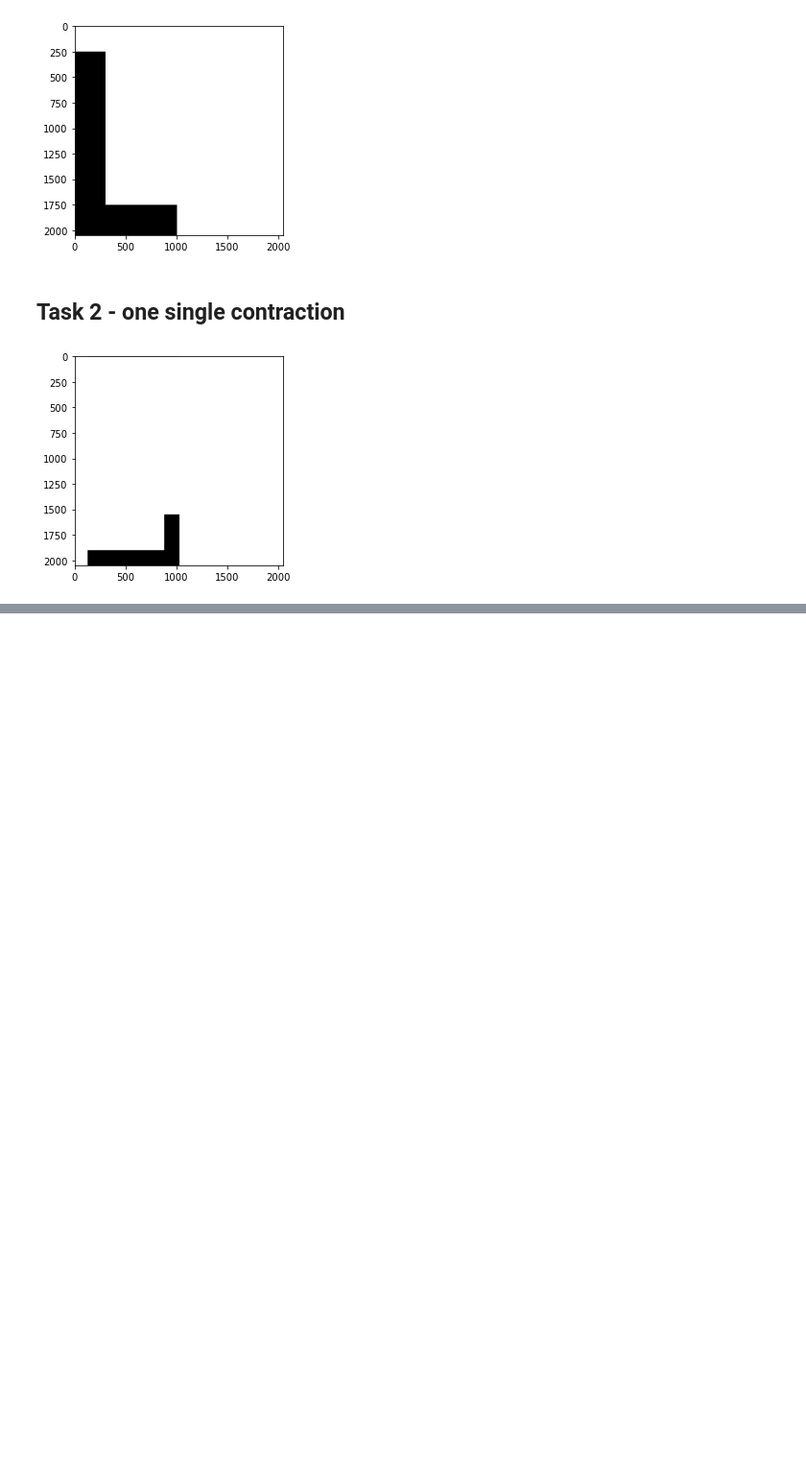
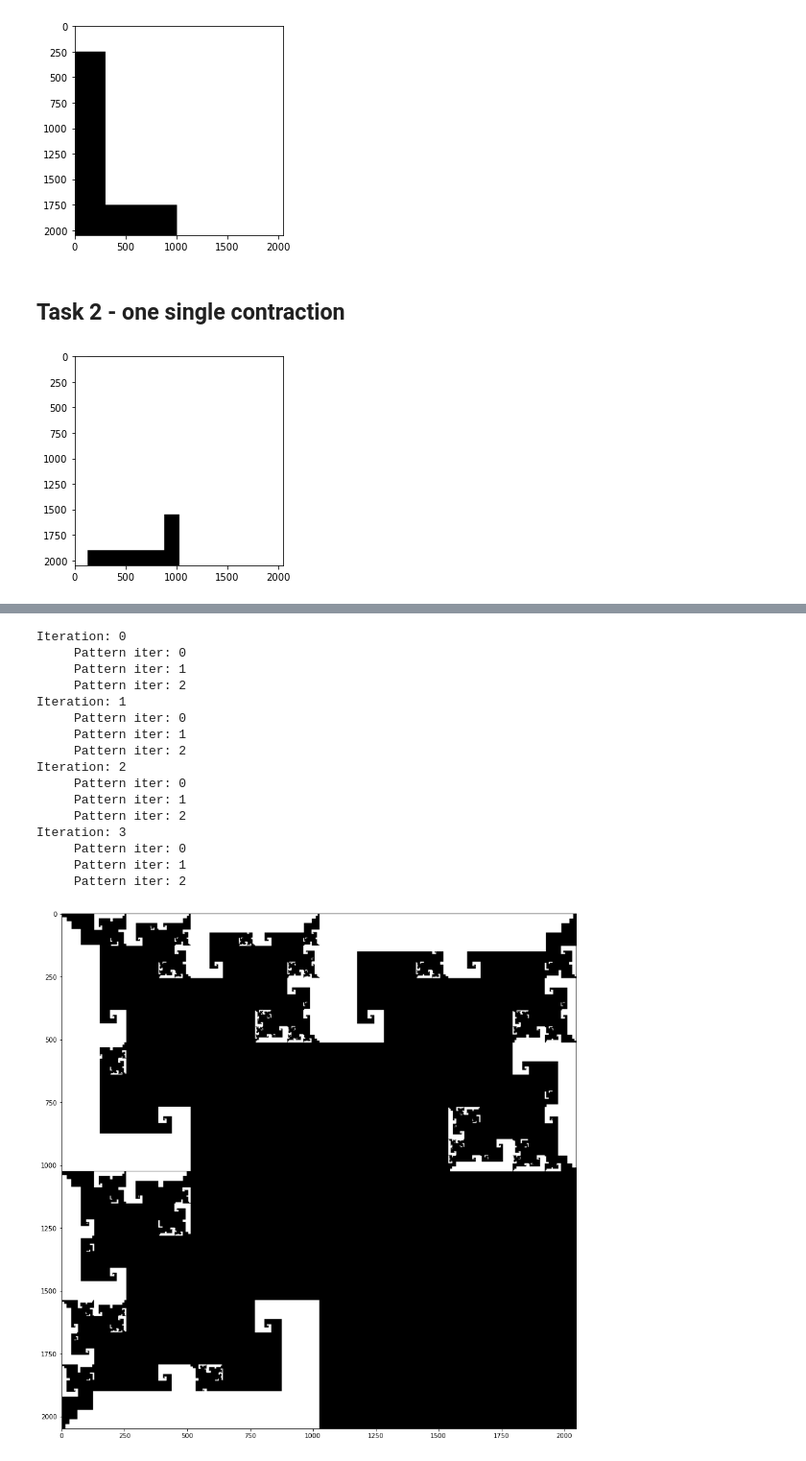
Before and after one commit to FilipKatulski/complex-systems, a Jupyter notebook: LAB2/lab2.ipynb, the cells around one changed output, grey strips where cells are left out. Shown at 96% size. Cells and saved outputs as stored; diff of their text form; code cells hidden in the pictures; blank space fills up the shorter version.

```diff
--- a/LAB2/lab2.ipynb
+++ b/LAB2/lab2.ipynb
@@ -48,0 +138,53 @@ plt.show()
+# %%
+AS = [0.0, 0, 0.5]
+BS = [-0.5, 0.5, 0]
+CS = [0.5, -0.5, 0]
+DS = [0, 0, 0.5]
+ES = [0.5, 0.5, 0.25]
+FS = [0, 0.5, 0.5]
+# %%
+table = [0 if (x>700 or x>300 or y <250) and (y<1750 or x>1000) else 255.0 for y in range(2048) for x in range (2048)]
+start_image3 = np.array(table).reshape(2048, 2048)
+# %%
+def contractions_with_first_pattern(image, depth_iters, param_iters):
+    new_image = np.zeros(shape=(2048, 2048))
+    for m in range(depth_iters):
+        print("Iteration:", m)
+        if m >0:
+            _image = new_image
+        else:
+            _image = image
+        for n in range(param_iters):
+            print("     Pattern iter:", n)
+            if n>3:
+                break
+            for x in range(2048):
+                for y in range(2048):
+                    if _image[x,y] > 0:
+                        _x1, _y1 = w_function(x, y, a=AS[n], b=BS[n], c=CS[n], d=DS[n], e=ES[n], f=FS[n])
+                        # if 2048>_x1>=0 and 2048>_y1>=0:
+                        new_image[int(_x1), int(_y1)] = 255.0
+    return new_image
+# %%
+pattern_image = contractions_with_first_pattern(image=start_image3, depth_iters=4, param_iters=3)
+fig, ax = plt.subplots(figsize=(15,15))
+ax.imshow(pattern_image, cmap="gray")
+plt.show()
+# %% [output]
+Iteration: 0
+     Pattern iter: 0
+     Pattern iter: 1
+     Pattern iter: 2
+Iteration: 1
+     Pattern iter: 0
+     Pattern iter: 1
+     Pattern iter: 2
+Iteration: 2
+     Pattern iter: 0
+     Pattern iter: 1
+     Pattern iter: 2
+Iteration: 3
+     Pattern iter: 0
+     Pattern iter: 1
+     Pattern iter: 2
+[figure, added]
```
Also changed, not shown: parts of 24 cells of this notebook.
